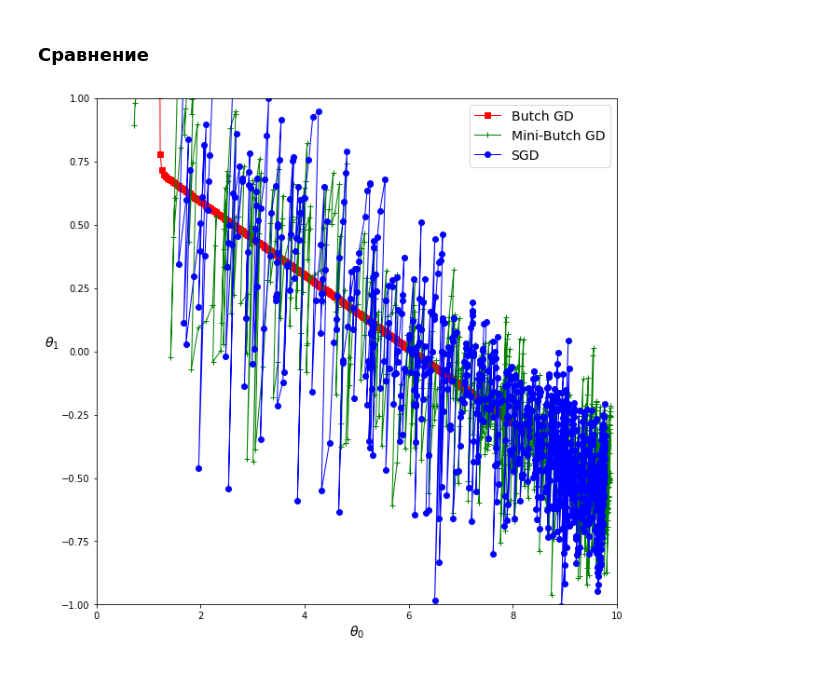
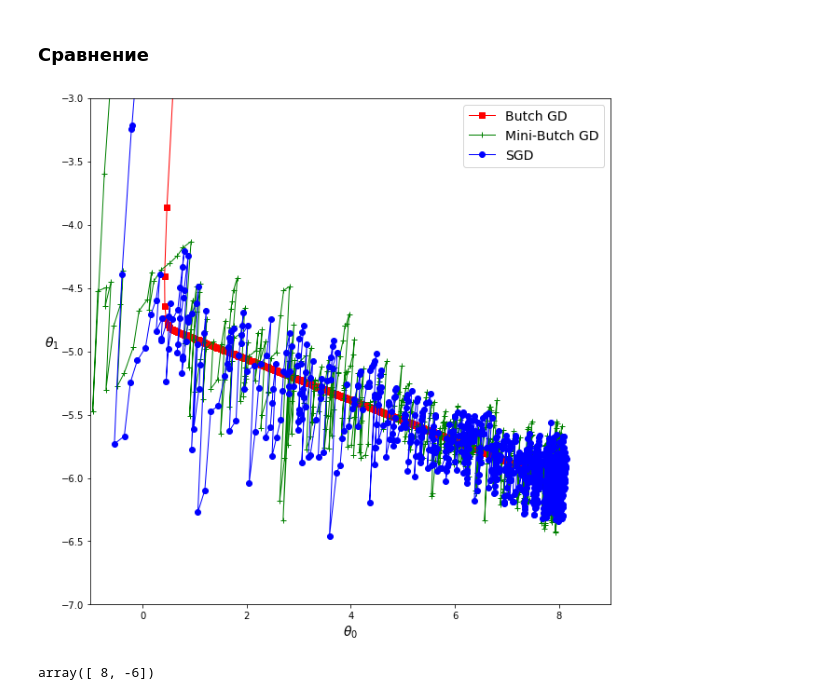
Before and after one commit to Lpshkn/MachineLearningPractice, a Jupyter notebook: Regression.ipynb, the cells around one changed output. Saved outputs shown, nothing was run; the diff lists cells and outputs as text; code cells hidden in the pictures.

Commit message:
Add the plot of comparing methods

```diff
--- a/Regression.ipynb
+++ b/Regression.ipynb
@@ -13,7 +13,7 @@ m = 100
 a, b = 0, 10
 X = a + b * np.random.rand(m, 1)
 X_b = np.c_[np.ones((m, 1)), X]
-thetas = np.array([10, -0.6]).reshape(-1, 1)
+thetas = np.array([8, -6]).reshape(-1, 1)
 y = X_b.dot(thetas) + np.random.randn(m, 1)
 # %%
 plt.figure(figsize=(10, 5))
@@ -293,7 +288,7 @@ def get_path_gd(X, y, n_iterations=1000, eta=0.01, size=0.01):
 
     return bgd_thetas, mgd_thetas, sgd_thetas
 # %%
-def print_gds(thetas):
+def print_gds(thetas, etalon_thetas):
     bgd_thetas = np.vstack(thetas[0])
     mgd_thetas = np.vstack(thetas[1])
     sgd_thetas = np.vstack(thetas[2])
@@ -301,14 +296,19 @@ def print_gds(thetas):
     plt.figure(figsize=(10, 10))
     plt.xlabel(r"$\theta_0$", fontsize=14)
     plt.ylabel(r"$\theta_1$", rotation=0, fontsize=14, labelpad=10)
-    plt.axis([0, 10, -1, 1])
+    plt.axis([-1, 9, -7, -3])
 
     plt.plot(bgd_thetas[:, 0], bgd_thetas[:, 1], "r-s", linewidth=1, label="Butch GD")
     plt.plot(mgd_thetas[:, 0], mgd_thetas[:, 1], "g-+", linewidth=1, label="Mini-Butch GD")
     plt.plot(sgd_thetas[:, 0], sgd_thetas[:, 1], "b-o", linewidth=1, label="SGD")
+    plt.scatter(etalon_thetas[0], etalon_thetas[1], color='black', s=2)
 
     plt.legend(loc="upper right", fontsize=14)
 # %%
-print_gds(get_path_gd(X, y))
+print_gds(get_path_gd(X, y, n_iterations=1000), etalon_thetas=thetas.ravel())
 # %% [output]
-[figure, old version]
+[figure, new version]
+# %%
+thetas.ravel()
+# %% [output]
+array([ 8, -6])
```
Also changed, not shown: parts of 15 cells of this notebook.
